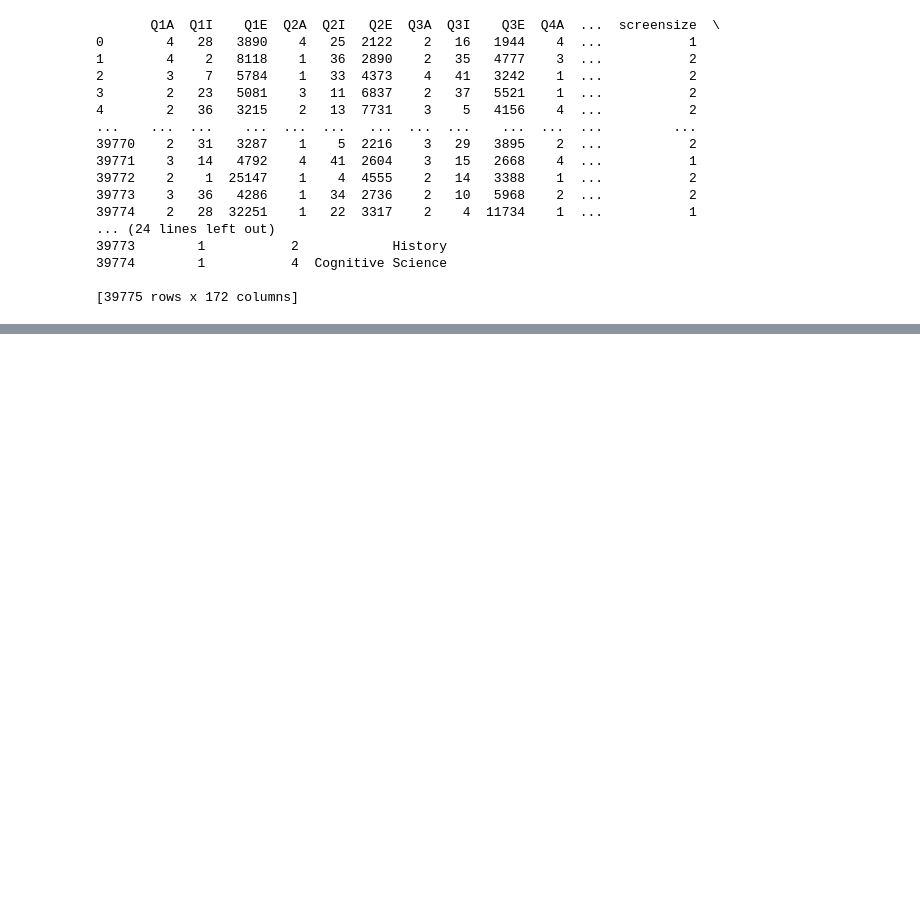
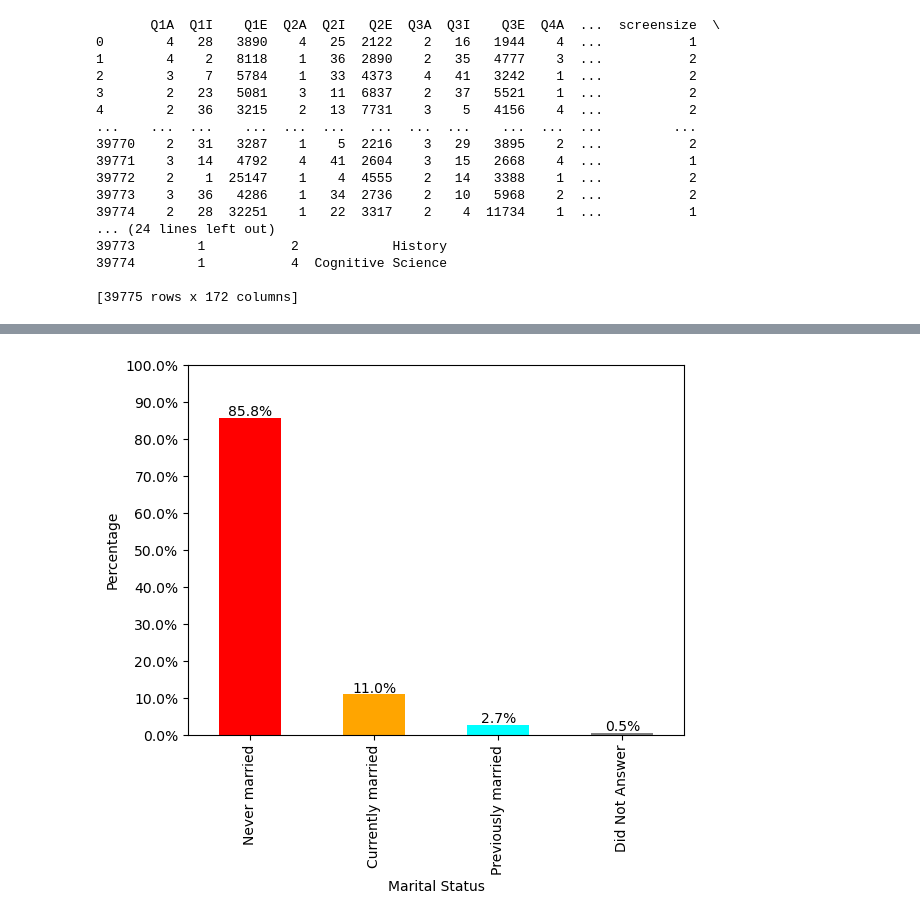
Before and after one commit to wi21b030/Mental-Health, a Jupyter notebook: Mental-Health.ipynb, the cells around one changed output, grey strips where cells are left out. Saved outputs shown, nothing was run; the diff lists cells and outputs as text; code cells hidden in the pictures; blank space fills up the shorter version.

```diff
--- a/Mental-Health.ipynb
+++ b/Mental-Health.ipynb
@@ -113,0 +177,19 @@ print(data)
+# %%
+married_dict = {0: 'Did Not Answer', 1: 'Never married', 2: 'Currently married', 3: 'Previously married'}
+
+married_legend = data['married'].replace(married_dict)
+
+married_counts = married_legend.value_counts()
+
+married_percent = married_counts * 100 / married_counts.sum()
+
+ax = married_percent.plot(kind='bar', color=['red','orange','cyan','grey'])
+ax.set_xlabel('Marital Status')
+ax.set_ylabel('Percentage')
+ax.set_yticks(range(0, 101, 10))
+ax.set_yticklabels(['{:,.1f}%'.format(x) for x in range(0, 101, 10)])
+for i, v in enumerate(married_percent):
+    ax.text(i, v+0.5, '{:.1f}%'.format(v), ha='center')
+plt.show()
+# %% [output]
+[figure, added]
```
Also changed, not shown: parts of 10 cells of this notebook.
